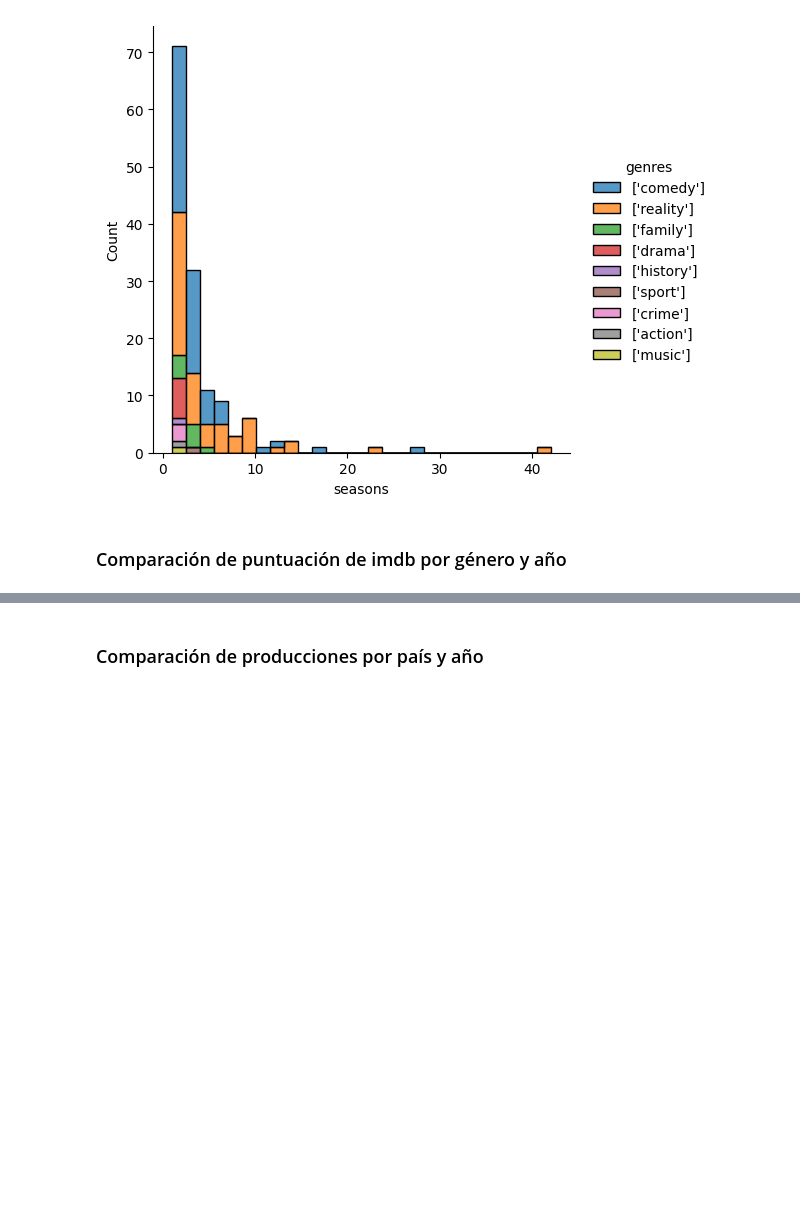
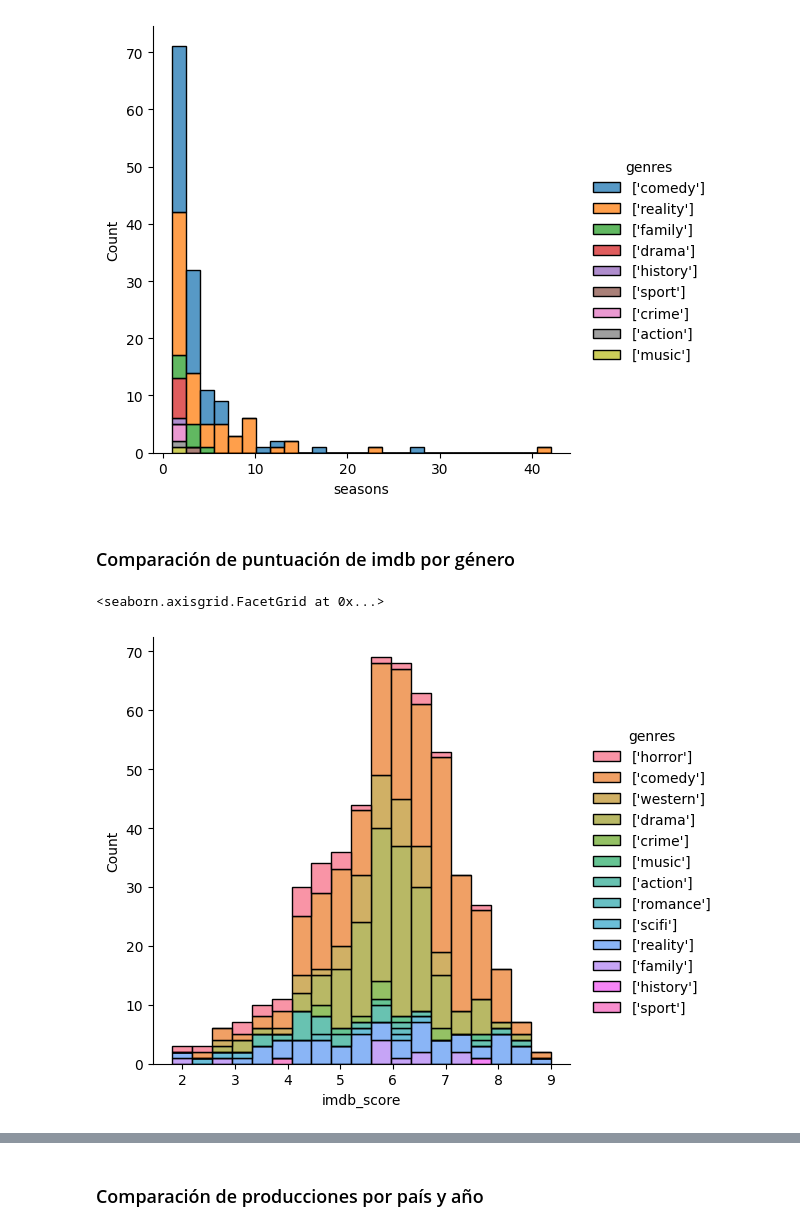
Before and after one commit to davidcabrero/EDA_Paramount, a Jupyter notebook: EDA_Paramount.ipynb, the cells around one changed output, grey strips where cells are left out. Saved outputs shown, nothing was run; the diff lists cells and outputs as text; code cells hidden in the pictures; blank space fills up the shorter version.

```diff
--- a/EDA_Paramount.ipynb
+++ b/EDA_Paramount.ipynb
@@ -227,4 +227,14 @@ sns.displot(data=filtroSeries,
 <seaborn.axisgrid.FacetGrid at 0x...>
 [figure]
 # %% [markdown]
-### Comparación de puntuación de imdb por género y año
+### Comparación de puntuación de imdb por género
+# %%
+filtroGeneros = df_paramount[df_paramount['genres'].apply(lambda x: len(str(x)) < 12 and len(str(x)) > 3)]
+sns.displot(data=filtroGeneros,
+            x="imdb_score",
+            hue="genres",
+            #col="genres",
+            multiple="stack")
+# %% [output]
+<seaborn.axisgrid.FacetGrid at 0x...>
+[figure, added]
```
Also changed, not shown: parts of 2 cells of this notebook.
